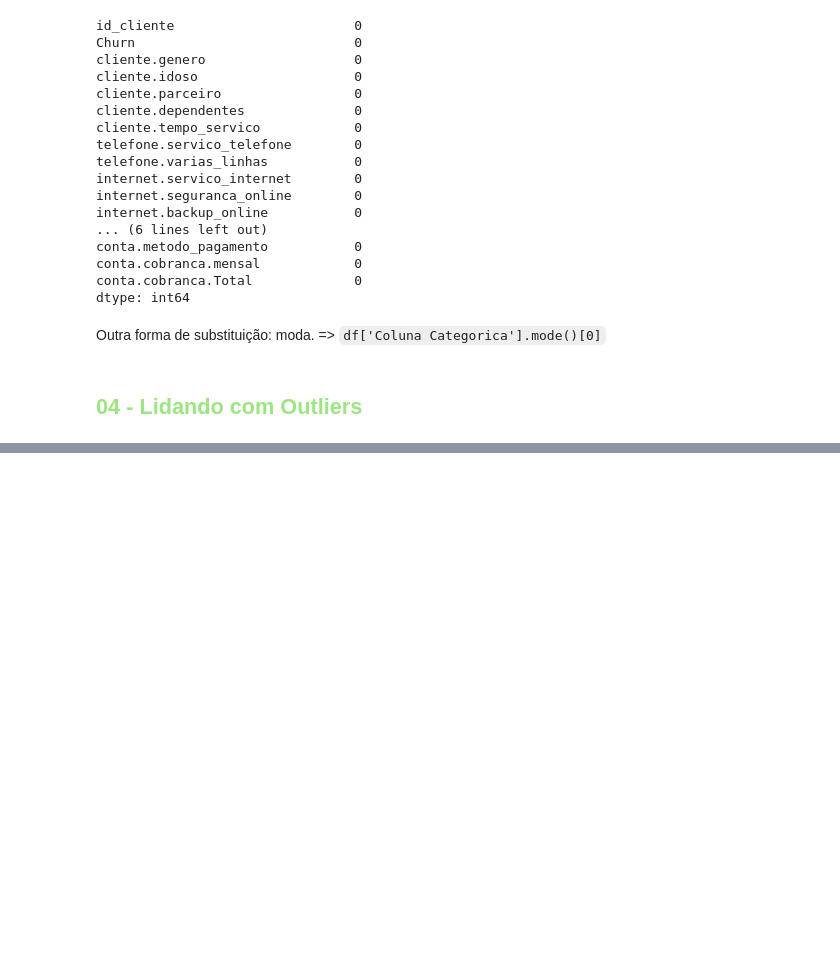
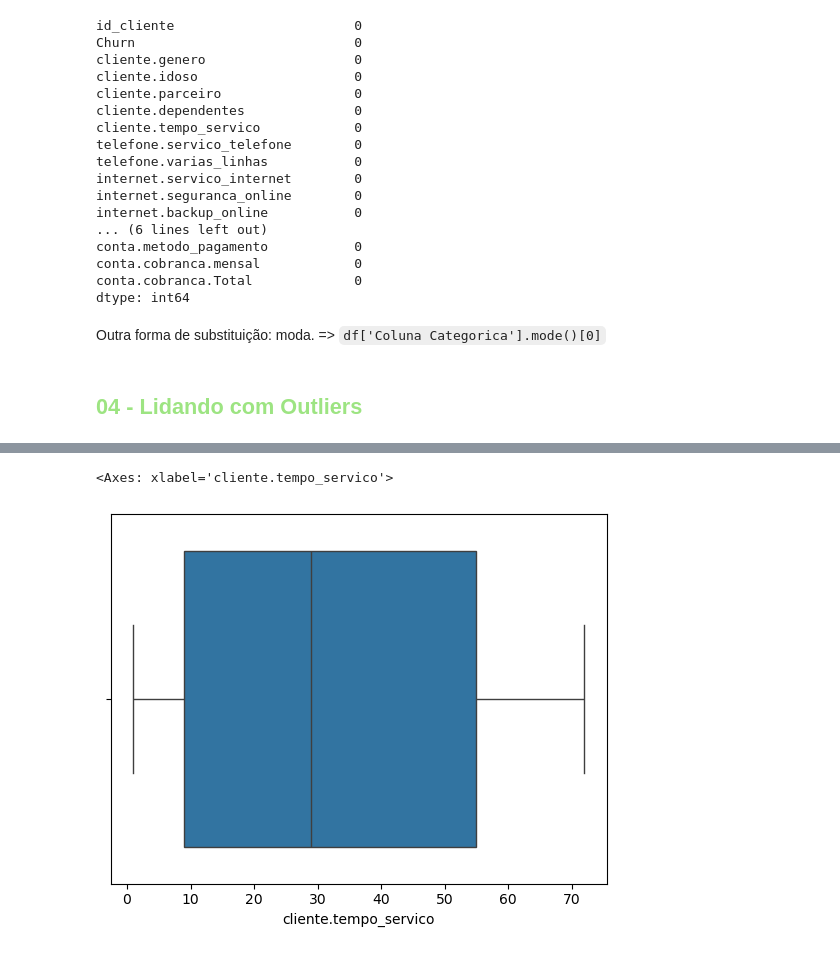
Before and after one commit to victorccampos/DataScienceWithPython, a Jupyter notebook: Pandas/pandas05.ipynb, the cells around one changed output, grey strips where cells are left out. Saved outputs shown, nothing was run; the diff lists cells and outputs as text; code cells hidden in the pictures; blank space fills up the shorter version.

Commit message:
Final da Aula 4 - Outliers + Desafios

```diff
--- a/Pandas/pandas05.ipynb
+++ b/Pandas/pandas05.ipynb
@@ -684,0 +779,7 @@ Outra forma de substituição: moda. => `df['Coluna Categorica'].mode()[0]`
+# %%
+# Substituicão utilizando a relação tempo_servico: cobranca_total/cobranca_mensal
+
+df_sem_out.loc[outliers_mask, 'cliente.tempo_servico'] = np.ceil(
+    df_sem_out.loc[outliers_mask, 'conta.cobranca.Total'] /
+    df_sem_out.loc[outliers_mask, 'conta.cobranca.mensal']
+)
@@ -684,0 +802,13 @@ Outra forma de substituição: moda. => `df['Coluna Categorica'].mode()[0]`
+# %%
+# Atualizando o index dos outliers: 10 amostras -> 4 amostras. Descarta as 4.
+
+Q1 = df_sem_out['cliente.tempo_servico'].quantile(q=.25) # 1/4
+Q3 = df_sem_out['cliente.tempo_servico'].quantile(q=.75) # 3/4
+
+IQR = Q3 - Q1
+limite_superior = Q3 + 1.5*IQR
+limite_inferior = Q1 - 1.5*IQR
+
+print(f'Quantis em Meses (clientes.tempo_servico):\n{Q1=}\n{Q3=}\n{IQR=}')
+
+outliers_mask = (df_sem_out['cliente.tempo_servico'] > limite_superior) | (df_sem_out['cliente.tempo_servico'] < limite_inferior)  # pipe = OR = OU
@@ -684,0 +829,2 @@ Outra forma de substituição: moda. => `df['Coluna Categorica'].mode()[0]`
+# %%
+df_sem_out = df_sem_out[~outliers_mask]
@@ -684,0 +847,7 @@ Outra forma de substituição: moda. => `df['Coluna Categorica'].mode()[0]`
+# %%
+df_sem_out.reset_index(drop=True, inplace=True)
+# %%
+sns.boxplot(x=df_sem_out['cliente.tempo_servico'])
+# %% [output]
+<Axes: xlabel='cliente.tempo_servico'>
+[figure, added]
```
Also changed, not shown: parts of 17 cells of this notebook, 1 other file.
